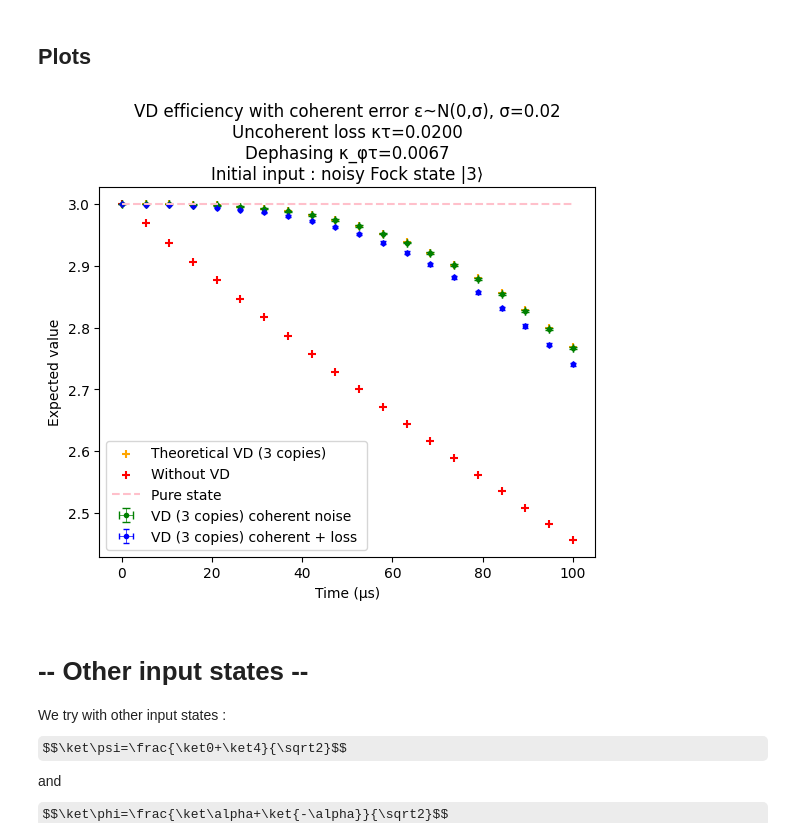
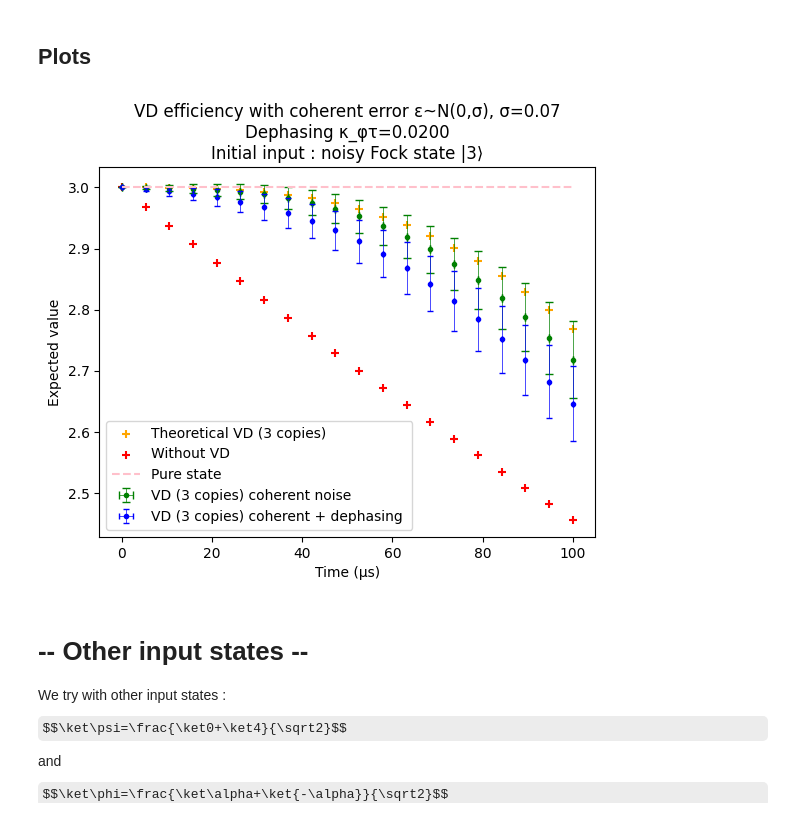
Before and after one commit to lfinocchiaro/virtual-distillation, a Jupyter notebook: virtual_distillation.ipynb, the cells around one changed output. Drawn from its saved outputs; the diff is of its cells as text; code cells hidden in the pictures; some formulas as TeX source.

```diff
--- a/virtual_distillation.ipynb
+++ b/virtual_distillation.ipynb
@@ -15,9 +15,9 @@ import matplotlib.colors as colors
 from functions import *
 
 RUN_FOCK  = True # True
-RUN_BINOM = True # True
-RUN_CAT   = True # True
-RUN_GKP   = True
+RUN_BINOM = False # True
+RUN_CAT   = False # True
+RUN_GKP   = False # True
 
 N = 11 # Total dimension of the space. We will use three copies so N^3 size matrices
 # %% [markdown]
@@ -70,8 +70,8 @@ $$\varepsilon=(\varepsilon_1,\varepsilon_2,\varepsilon_3)\sim \mathcal N(0,\sigm
 # %% [markdown]
 Here is where we compute the noisy $\mathcal F_3$ gates (this is the most costly operation). After performing the whole protocol, we will average the results and compute their standard deviation.
 # %%
-nb_F_samples = 30
-eps_std = np.pi/4 * 2/100 # 2% of pi/4
+nb_F_samples = 10
+eps_std = np.pi/4 * 3/100 # 3% of pi/4
 initial_sin_angles = np.sqrt((1/2,1/3,1/2)) # exact values
 
 try: # to avoid recalculating everything when rerunning only some of the cells of the Notebook
@@ -103,7 +103,7 @@ During the protocol, we add incoherent losses and dephasing in between each beam
 # %%
 if RUN_FOCK:
     uncoherent_t_loss = 10 # μs
-    kappa_phi = kappa/3 # dephasing rate
+    kappa_phi = kappa # dephasing rate
     result, result_loss, result_th = perform_protocol(N, rho_list, F_list,
                         losses=False, losses_gamma=kappa*uncoherent_t_loss,
                         dephasing=True, dephasing_gamma=kappa_phi*uncoherent_t_loss,
@@ -135,19 +135,21 @@ True
 # %%
 if RUN_FOCK:
     plot_all(t_list, result, result_loss,
              [(result_th_3, "Theoretical VD (3 copies)"),
               (result_withoutVD, "Without VD"),
               #(result_th_4, "Theoretical VD (4 copies)") # 4 copies
               ], remove_extreme=None, #(4,1.5),
-             eps_std=eps_std, gamma_loss =kappa*uncoherent_t_loss, kappa=kappa,
+             eps_std=eps_std, kappa=kappa,
+             gamma_loss = None, #kappa*uncoherent_t_loss,
              gamma_dephasing = kappa_phi*uncoherent_t_loss,
              show_curves=None, title="Fock state |3⟩")
 
 
 # To add result without VD, toggle the comment in the plot_all call above
 # To show also theoretical curves, switch show_curves to n (works only for Fock states)
+# Here we plot with dephasing, the theoretical explanation is given below
 # %% [output]
-[figure, old version]
+[figure, new version]
 # %% [markdown]
 # -- Other input states --
 We try with other input states :
```
Also changed, not shown: parts of 7 cells of this notebook, 2 other files.
